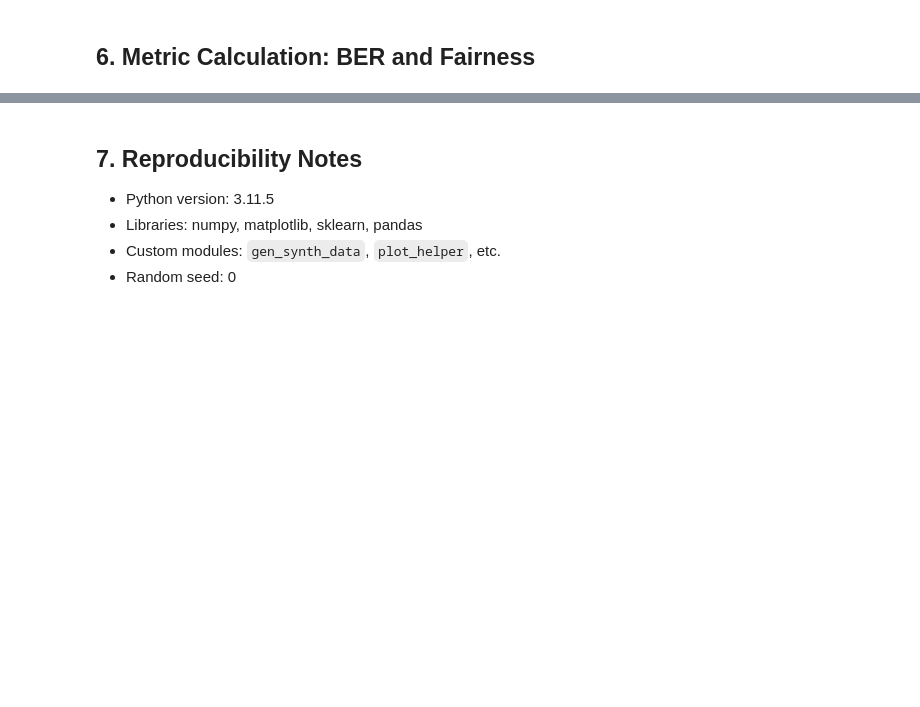
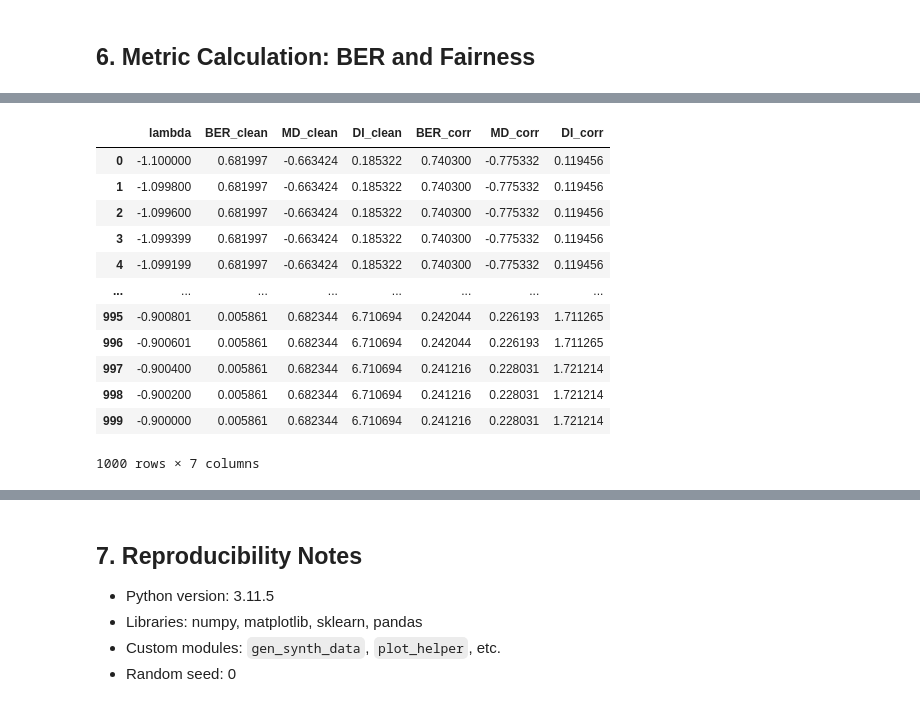
Before and after one commit to ThinkyP/fairness_triangle, a Jupyter notebook: experiments/E1 - Symmetric Label Noise.ipynb, the cells around one changed output, grey strips where cells are left out. Cells and saved outputs as stored; diff of their text form; code cells hidden in the pictures; blank space fills up the shorter version.

```diff
--- a/experiments/E1 - Symmetric Label Noise.ipynb
+++ b/experiments/E1 - Symmetric Label Noise.ipynb
@@ -165,3 +231,19 @@ results = pd.DataFrame({
+# %%
+results
+# %% [output]
+|  | lambda | BER_clean | MD_clean | DI_clean | BER_corr | MD_corr | DI_corr |
+| 0 | -1.100000 | 0.681997 | -0.663424 | 0.185322 | 0.740300 | -0.775332 | 0.119456 |
+| 1 | -1.099800 | 0.681997 | -0.663424 | 0.185322 | 0.740300 | -0.775332 | 0.119456 |
+| 2 | -1.099600 | 0.681997 | -0.663424 | 0.185322 | 0.740300 | -0.775332 | 0.119456 |
+| 3 | -1.099399 | 0.681997 | -0.663424 | 0.185322 | 0.740300 | -0.775332 | 0.119456 |
+| 4 | -1.099199 | 0.681997 | -0.663424 | 0.185322 | 0.740300 | -0.775332 | 0.119456 |
+| ... | ... | ... | ... | ... | ... | ... | ... |
+| 995 | -0.900801 | 0.005861 | 0.682344 | 6.710694 | 0.242044 | 0.226193 | 1.711265 |
+| 996 | -0.900601 | 0.005861 | 0.682344 | 6.710694 | 0.242044 | 0.226193 | 1.711265 |
+| 997 | -0.900400 | 0.005861 | 0.682344 | 6.710694 | 0.241216 | 0.228031 | 1.721214 |
+| 998 | -0.900200 | 0.005861 | 0.682344 | 6.710694 | 0.241216 | 0.228031 | 1.721214 |
+| 999 | -0.900000 | 0.005861 | 0.682344 | 6.710694 | 0.241216 | 0.228031 | 1.721214 |
+1000 rows × 7 columns
 # %%
 fig = science_fig()
 ax = fig.gca()
```
Also changed, not shown: parts of 11 cells of this notebook, 14 other files.
